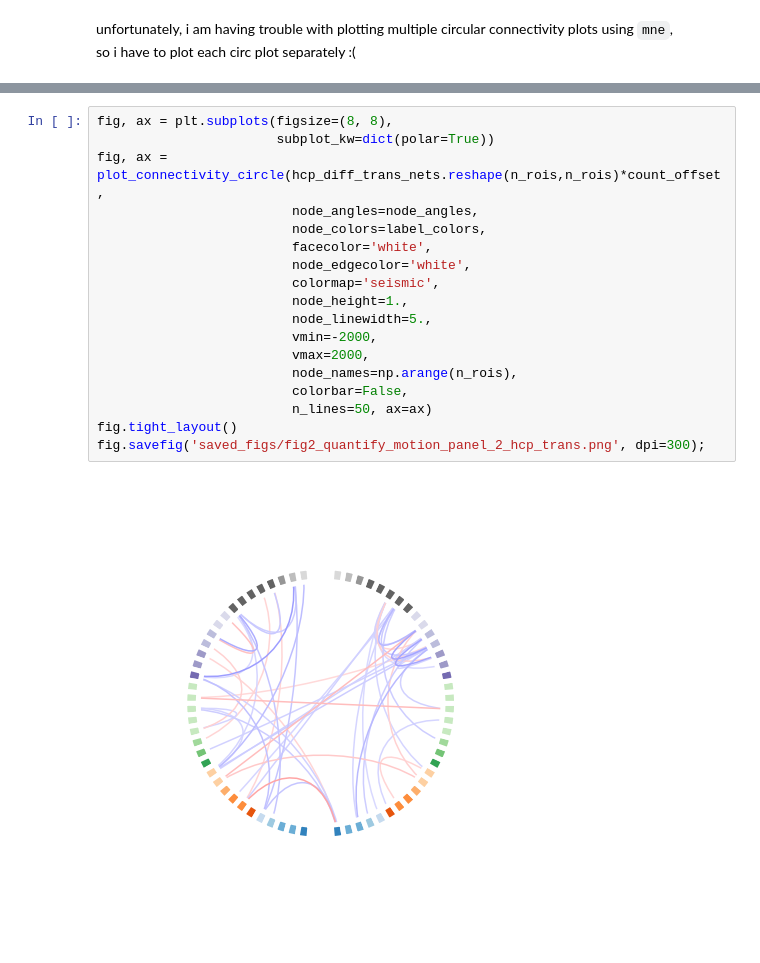
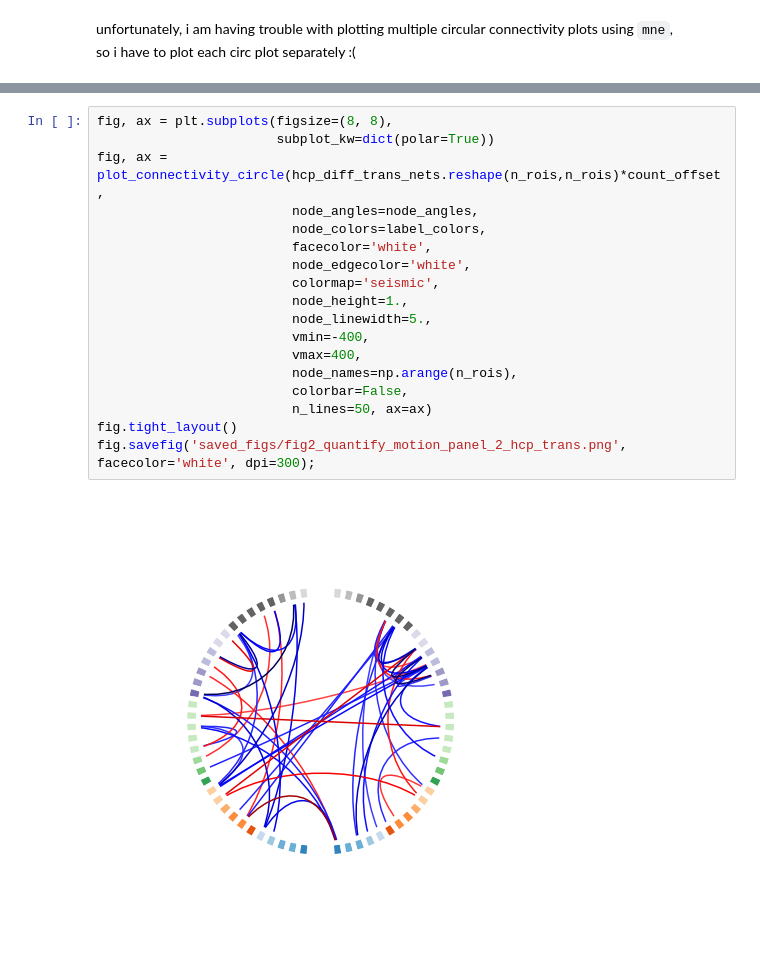
Before and after one commit to yzhang511/inv-vae, a Jupyter notebook: reproducible_results/fig2_quantify_motion.ipynb, the cells around one changed output, grey strips where cells are left out. Drawn from its saved outputs; the diff is of its cells as text.

```diff
--- a/reproducible_results/fig2_quantify_motion.ipynb
+++ b/reproducible_results/fig2_quantify_motion.ipynb
@@ -216,23 +216,23 @@ fig.savefig('saved_figs/fig2_quantify_motion_panel_2_abcd_rotat.png', dpi=300);
 # %%
 fig, ax = plt.subplots(figsize=(8, 8),
                        subplot_kw=dict(polar=True))
 fig, ax = plot_connectivity_circle(hcp_diff_trans_nets.reshape(n_rois,n_rois)*count_offset,
                          node_angles=node_angles,
                          node_colors=label_colors,
                          facecolor='white',
                          node_edgecolor='white',
                          colormap='seismic',
                          node_height=1.,
                          node_linewidth=5.,
-                         vmin=-2000,
-                         vmax=2000,
+                         vmin=-400,
+                         vmax=400,
                          node_names=np.arange(n_rois),
                          colorbar=False,
                          n_lines=50, ax=ax)
 fig.tight_layout()
-fig.savefig('saved_figs/fig2_quantify_motion_panel_2_hcp_trans.png', dpi=300);
+fig.savefig('saved_figs/fig2_quantify_motion_panel_2_hcp_trans.png', facecolor='white', dpi=300);
 # %% [output]
-[figure, old version]
+[figure, new version]
 # %%
 fig, ax = plt.subplots(figsize=(8, 8),
                        subplot_kw=dict(polar=True))
```
Also changed, not shown: parts of 5 cells of this notebook, 1 other file.
